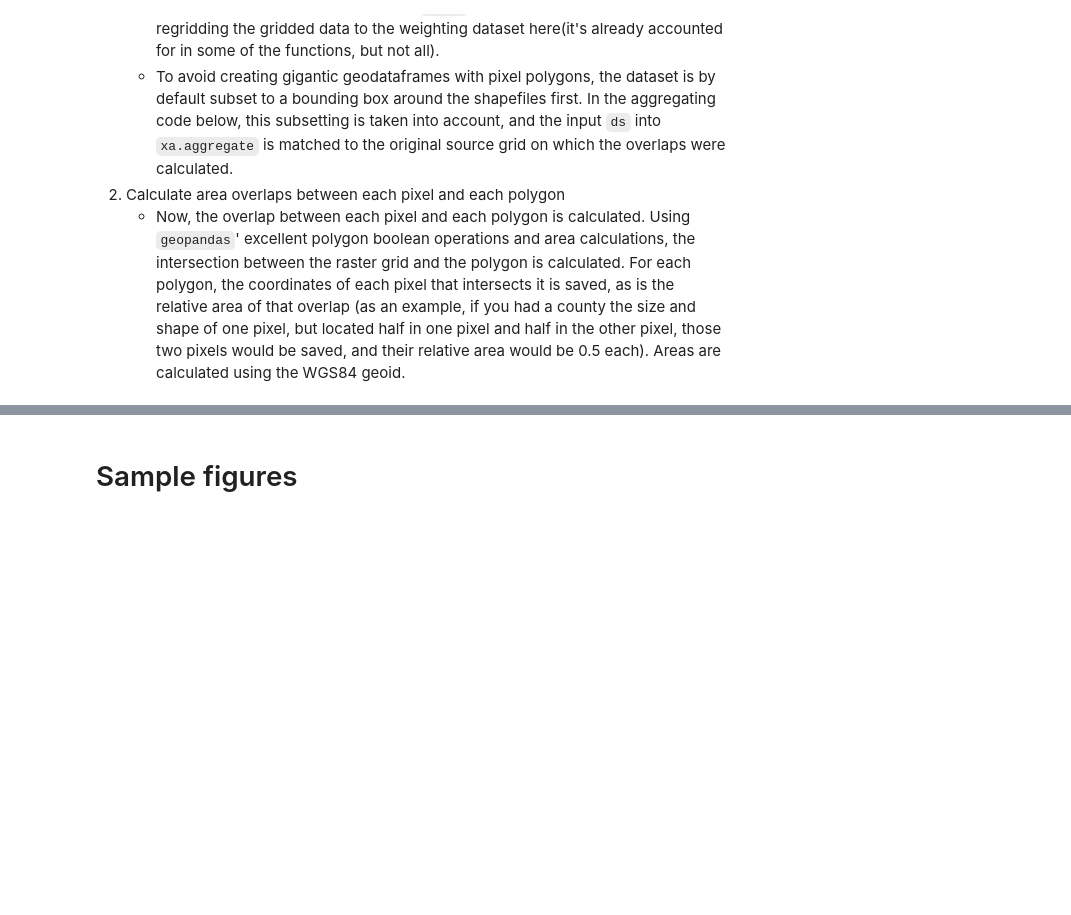
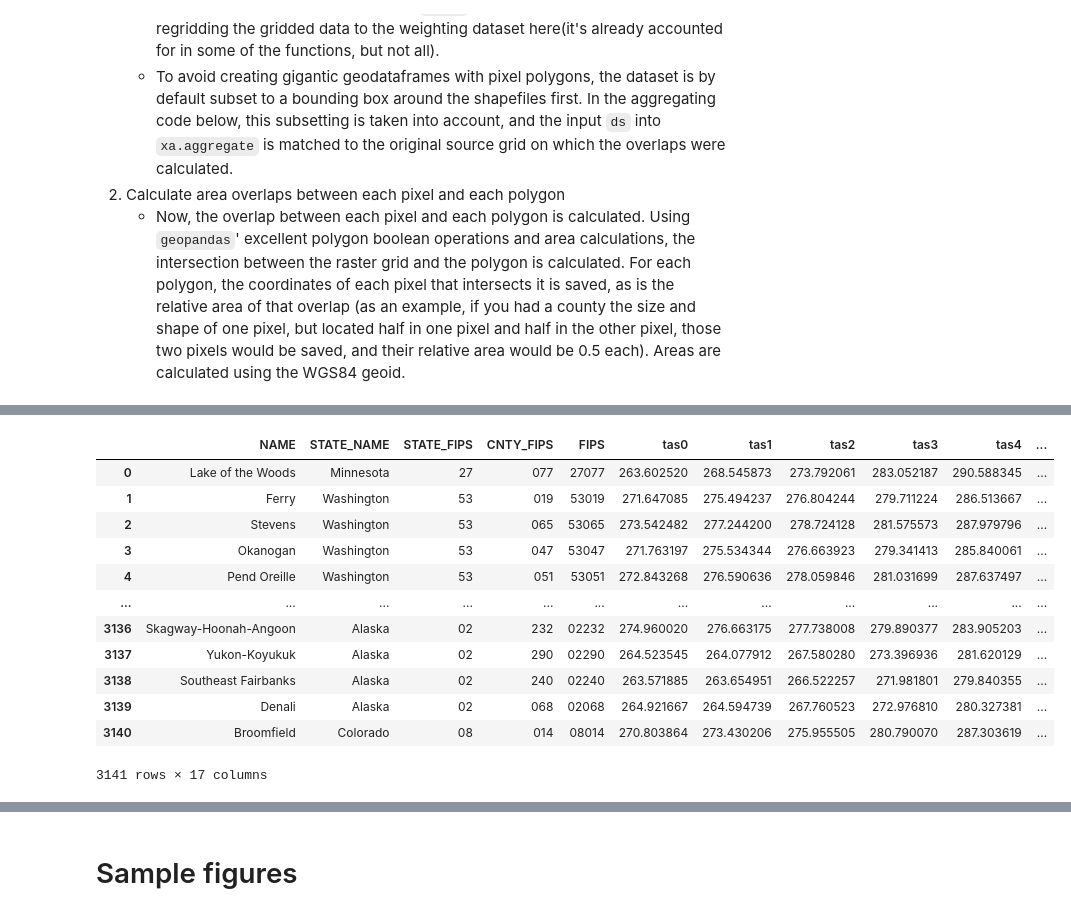
Before and after one commit to ks905383/xagg_archived, a Jupyter notebook: sample_run.ipynb, the cells around one changed output, grey strips where cells are left out. Saved outputs shown, nothing was run; the diff lists cells and outputs as text; code cells hidden in the pictures; blank space fills up the shorter version.

```diff
--- a/sample_run.ipynb
+++ b/sample_run.ipynb
@@ -55,7 +55,7 @@ First, we have to figure out how much each pixel overlaps each polygon. This pro
     * Now, the overlap between each pixel and each polygon is calculated. Using `geopandas`' excellent polygon boolean operations and area calculations, the intersection between the raster grid and the polygon is calculated. For each polygon, the coordinates of each pixel that intersects it is saved, as is the relative area of that overlap (as an example, if you had a county the size and shape of one pixel, but located half in one pixel and half in the other pixel, those two pixels would be saved, and their relative area would be 0.5 each). Areas are calculated using the WGS84 geoid.
 # %%
 # Calculate overlaps
-pix_agg = xa.pixel_overlaps(ds,gdf,weights=ds_pop)
+weightmap = xa.pixel_overlaps(ds,gdf,weights=ds_pop)
 # %% [output]
 creating polygons for each pixel...
 regridding weights to data grid...
@@ -72,4 +71,4 @@ Eventually `agg_data` will be its own `xagg`-specific class (as will `pix_agg` f
 # %%
 # Aggregate
-agg_data = xa.aggregate(ds,pix_agg)
+aggregated = xa.aggregate(ds,weightmap)
 # %% [output]
@@ -80,2 +108,19 @@ all variables aggregated to polygons!
+# %%
+# Example as a dataframe
+aggregated.to_dataframe()
+# %% [output]
+|  | NAME | STATE_NAME | STATE_FIPS | CNTY_FIPS | FIPS | tas0 | tas1 | tas2 | tas3 | tas4 | ... |
+| 0 | Lake of the Woods | Minnesota | 27 | 077 | 27077 | 263.602520 | 268.545873 | 273.792061 | 283.052187 | 290.588345 | ... |
+| 1 | Ferry | Washington | 53 | 019 | 53019 | 271.647085 | 275.494237 | 276.804244 | 279.711224 | 286.513667 | ... |
+| 2 | Stevens | Washington | 53 | 065 | 53065 | 273.542482 | 277.244200 | 278.724128 | 281.575573 | 287.979796 | ... |
+| 3 | Okanogan | Washington | 53 | 047 | 53047 | 271.763197 | 275.534344 | 276.663923 | 279.341413 | 285.840061 | ... |
+| 4 | Pend Oreille | Washington | 53 | 051 | 53051 | 272.843268 | 276.590636 | 278.059846 | 281.031699 | 287.637497 | ... |
+| ... | ... | ... | ... | ... | ... | ... | ... | ... | ... | ... | ... |
+| 3136 | Skagway-Hoonah-Angoon | Alaska | 02 | 232 | 02232 | 274.960020 | 276.663175 | 277.738008 | 279.890377 | 283.905203 | ... |
+| 3137 | Yukon-Koyukuk | Alaska | 02 | 290 | 02290 | 264.523545 | 264.077912 | 267.580280 | 273.396936 | 281.620129 | ... |
+| 3138 | Southeast Fairbanks | Alaska | 02 | 240 | 02240 | 263.571885 | 263.654951 | 266.522257 | 271.981801 | 279.840355 | ... |
+| 3139 | Denali | Alaska | 02 | 068 | 02068 | 264.921667 | 264.594739 | 267.760523 | 272.976810 | 280.327381 | ... |
+| 3140 | Broomfield | Colorado | 08 | 014 | 08014 | 270.803864 | 273.430206 | 275.955505 | 280.790070 | 287.303619 | ... |
+3141 rows × 17 columns
 # %% [markdown]
 ## Exporting aggregated data
```
Also changed, not shown: parts of 16 cells of this notebook, 24 other files.
